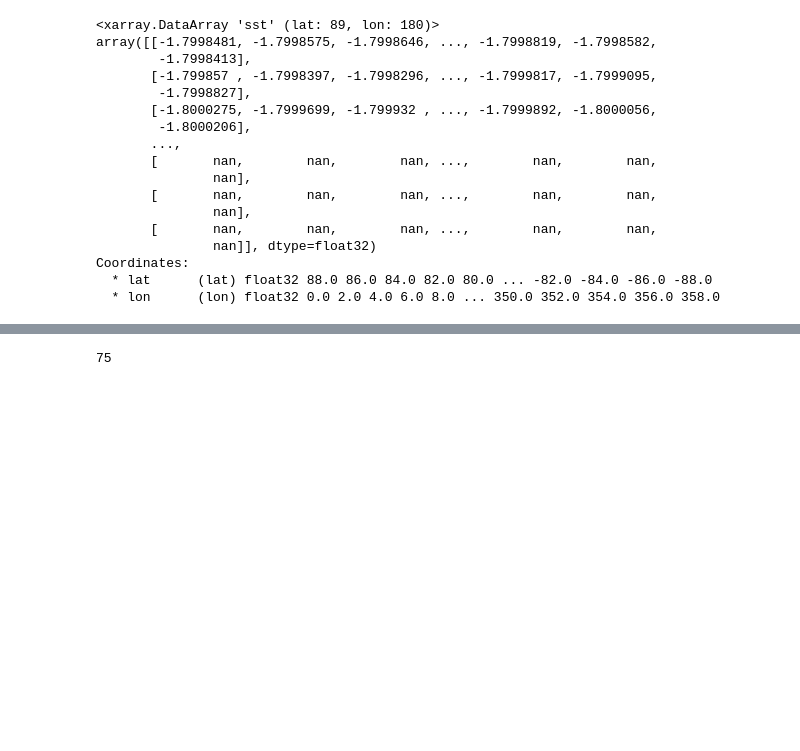
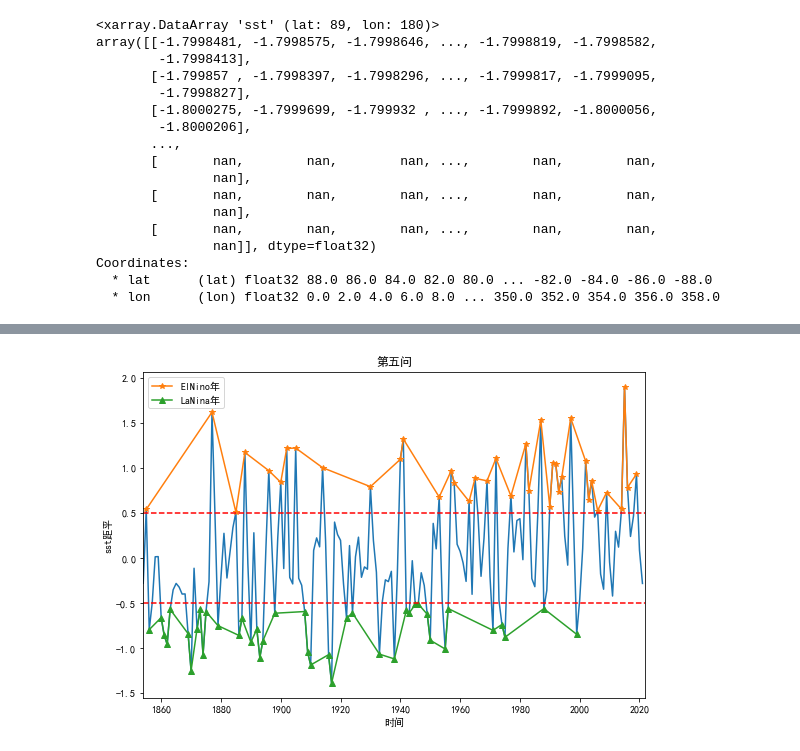
Before and after one commit to linbuer233/MyPythonPractice, a Jupyter notebook: python作业/Pythonhomework11.ipynb, the cells around one changed output, grey strips where cells are left out. Cells and saved outputs as stored; diff of their text form; code cells hidden in the pictures; blank space fills up the shorter version.

```diff
--- a/python作业/Pythonhomework11.ipynb
+++ b/python作业/Pythonhomework11.ipynb
@@ -191,7 +191,7 @@ Coordinates:
 # %%
 sst=ds['sst']
 sstjuping=sst-sstave
-sstjuping=sstjuping.loc[:,5:-5,170:240].mean(dim=['lat','lon'],skipna=True)
+sstjuping=sstjuping.loc[:,5:-5,190:240].mean(dim=['lat','lon'],skipna=True)
 # %%
 sstjupingyear=sstjuping.groupby(ds.time.dt.year).mean(dim='time')
 sstjupingyear
@@ -264,4 +264,39 @@ LaNina
-# %%
-len(LaNina)+len(ElNino)
-# %% [output]
-75
+# %%
+years=np.arange(1854,2022,1)
+# %%
+# 返回bool列表
+def boollist(years,yichang):
+    boolli=[]
+    for i in years:
+        if i in yichang:
+            boolli.append(True)
+            continue
+        boolli.append(False)
+    return boolli
+# 手动实现交集
+def jiao(list1,list2):
+    boolli=[]
+    for i in range(len(list1)):
+        if list1[i] != list2[i]:
+            boolli.append(False)
+            continue
+        boolli.append(True)
+    return boolli
+# %%
+sel=jiao(boollist(years,ElNino),boollist(years,LaNina))
+fig=plt.figure(figsize=(9,6))
+ax=fig.subplots(1,1)
+ax.plot(years,sstjupingyear)
+ax.plot(years[boollist(years,ElNino)],sstjupingyear[boollist(years,ElNino)],marker="*",label='ElNino年')
+ax.plot(years[boollist(years,LaNina)],sstjupingyear[boollist(years,LaNina)],marker="^",label='LaNina年')
+ax.axhline(y=0.5,color="red",linestyle="--")
+ax.axhline(y=-0.5,color="red",linestyle="--")
+ax.set_xlim(1854,2022)
+ax.set_xlabel('时间')
+ax.set_ylabel('sst距平')
+ax.set_title('第五问')
+plt.legend()
+# 保存图片
+plt.savefig('../../picture/pythonhome/11/qu4.png')
+# %% [output]
+[figure, added]
```
Also changed, not shown: parts of 7 cells of this notebook.
